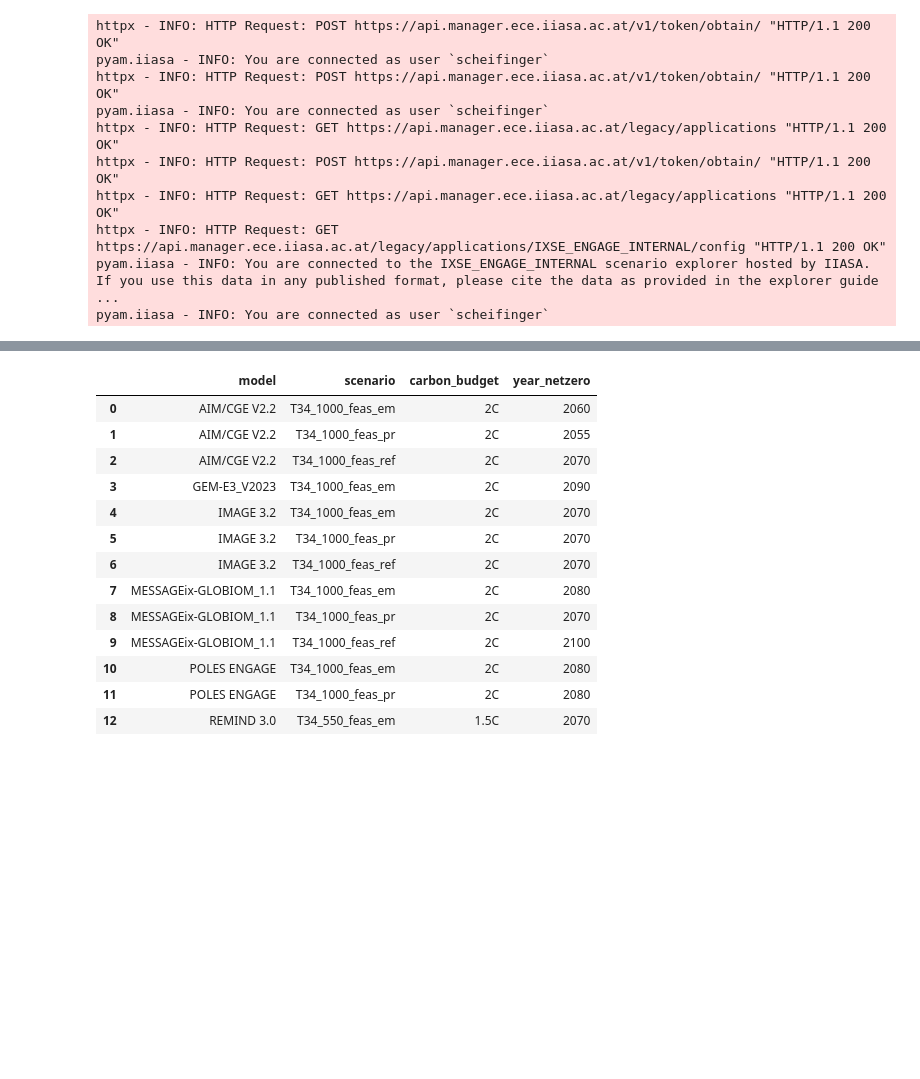
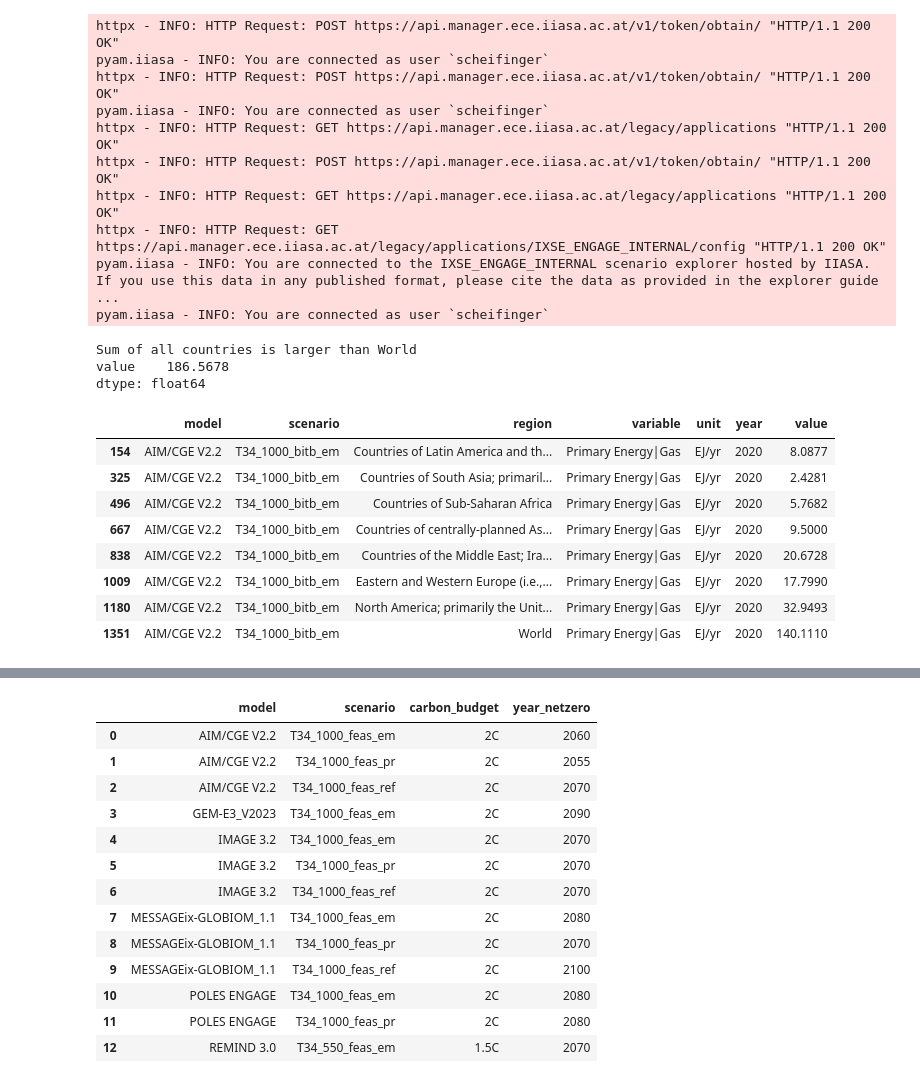
Before and after one commit to zyankarli/Feasibility_Tool, a Jupyter notebook: Tryout_Book.ipynb, the cells around one changed output, grey strips where cells are left out. Drawn from its saved outputs; the diff is of its cells as text; code cells hidden in the pictures; blank space fills up the shorter version.

```diff
--- a/Tryout_Book.ipynb
+++ b/Tryout_Book.ipynb
@@ -65,8 +66,36 @@ httpx - INFO: HTTP Request: GET https://api.manager.ece.iiasa.ac.at/legacy/appli
 httpx - INFO: HTTP Request: GET https://api.manager.ece.iiasa.ac.at/legacy/applications/IXSE_ENGAGE_INTERNAL/config "HTTP/1.1 200 OK"
 pyam.iiasa - INFO: You are connected to the IXSE_ENGAGE_INTERNAL scenario explorer hosted by IIASA. If you use this data in any published format, please cite the data as provided in the explorer guide ...
 pyam.iiasa - INFO: You are connected as user `scheifinger`
-# %%
-df = data_set
+# %%
+print("Sum of all countries is larger than World")
+#TODO: ask/ check
+print(
+data_set[(data_set["model"] == "AIM/CGE V2.2") \
+    & (data_set['scenario'] == "T34_1000_bitb_em") \
+    & (data_set["variable"] == "Primary Energy|Gas") \
+    & (data_set["year"] == 2020) \
+    & (df["region"] != "World")
+    ].agg({'value':"sum"})
+)
+
+data_set[(data_set["model"] == "AIM/CGE V2.2") \
+    & (data_set['scenario'] == "T34_1000_bitb_em") \
+    & (data_set["variable"] == "Primary Energy|Gas") \
+    & (data_set["year"] == 2020)
+    ]
+# %% [output]
+Sum of all countries is larger than World
+value    186.5678
+dtype: float64
+|  | model | scenario | region | variable | unit | year | value |
+| 154 | AIM/CGE V2.2 | T34_1000_bitb_em | Countries of Latin America and th... | Primary Energy|Gas | EJ/yr | 2020 | 8.0877 |
+| 325 | AIM/CGE V2.2 | T34_1000_bitb_em | Countries of South Asia; primaril... | Primary Energy|Gas | EJ/yr | 2020 | 2.4281 |
+| 496 | AIM/CGE V2.2 | T34_1000_bitb_em | Countries of Sub-Saharan Africa | Primary Energy|Gas | EJ/yr | 2020 | 5.7682 |
+| 667 | AIM/CGE V2.2 | T34_1000_bitb_em | Countries of centrally-planned As... | Primary Energy|Gas | EJ/yr | 2020 | 9.5000 |
+| 838 | AIM/CGE V2.2 | T34_1000_bitb_em | Countries of the Middle East; Ira... | Primary Energy|Gas | EJ/yr | 2020 | 20.6728 |
+| 1009 | AIM/CGE V2.2 | T34_1000_bitb_em | Eastern and Western Europe (i.e.,... | Primary Energy|Gas | EJ/yr | 2020 | 17.7990 |
+| 1180 | AIM/CGE V2.2 | T34_1000_bitb_em | North America; primarily the Unit... | Primary Energy|Gas | EJ/yr | 2020 | 32.9493 |
+| 1351 | AIM/CGE V2.2 | T34_1000_bitb_em | World | Primary Energy|Gas | EJ/yr | 2020 | 140.1110 |
 # %%
 #Data wrangling
 df = data_set
```
Also changed, not shown: parts of 4 cells of this notebook, 1 other file.
